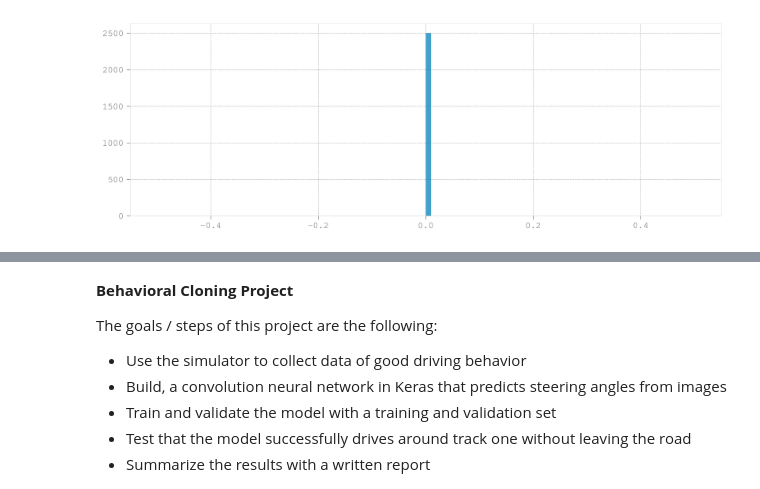
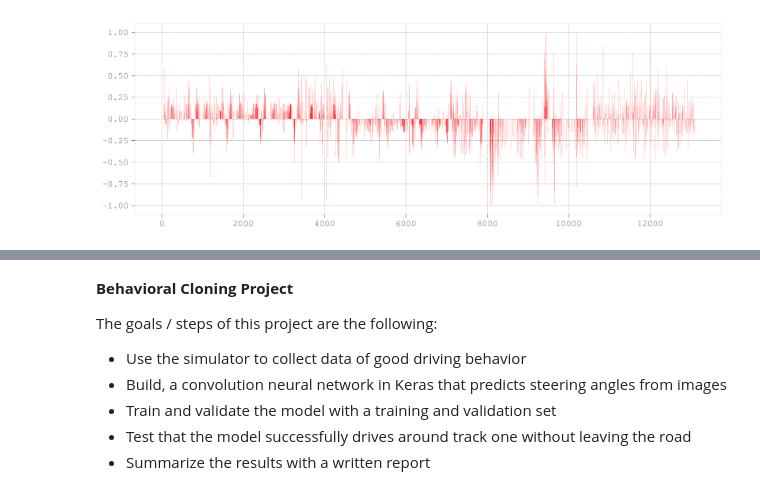
Before and after one commit to ebbaabbe/CarND-Behavioral-Cloning-P3, a Jupyter notebook: Model.ipynb, the cells around one changed output, grey strips where cells are left out. Cells and saved outputs as stored; diff of their text form; code cells hidden in the pictures.

```diff
--- a/Model.ipynb
+++ b/Model.ipynb
@@ -7,13 +7,14 @@ import matplotlib.pyplot as plt
 %matplotlib inline
 
 lines = []
-with open('data-test/driving_log.csv') as csvfile:
+with open('data/driving_log.csv') as csvfile:
     reader = csv.reader(csvfile)
     for line in reader:
         lines.append(line)
 
 # Create training set
 images = []
+images_mod = [] # copy for visualizaiton
 measurements = []
 
 for line in lines:
@@ -22,9 +23,9 @@ for line in lines:
     source_path_left = line[1]
     source_path_right = line[2]
 
-    center_path = 'data-test/' + source_path_center # Updated pathnames
-    left_path = 'data-test/' + source_path_left
-    right_path = 'data-test/' + source_path_right
+    center_path = 'data/' + source_path_center # Updated pathnames
+    left_path = 'data/' + source_path_left
+    right_path = 'data/' + source_path_right
 
     center_image = cv2.imread(center_path) # Read in images
     left_image = cv2.imread(left_path)
@@ -35,24 +36,27 @@ for line in lines:
     # for the left and right does not seem to work very well.
     if center_image is not None: # Create dataset using images/steering angles from each camera
         img = cv2.cvtColor(center_image, cv2.COLOR_BGR2RGB)
-        img = cv2.cvtColor(img, cv2.COLOR_RGB2GRAY )
-        img = img[..., np.newaxis]
-        img = img[50:300,:]
+        img1 = cv2.cvtColor(img, cv2.COLOR_RGB2GRAY )
+        img1 = img1[..., np.newaxis]
+        img1 = img1[50:300,:]
         images.append(img)
+        images_mod.append(img1)
         measurements.append(float(line[3]) * 1)
     if left_image is not None:
         img = cv2.cvtColor(left_image, cv2.COLOR_BGR2RGB)
-        img = cv2.cvtColor(img, cv2.COLOR_RGB2GRAY )
-        img = img[..., np.newaxis]
-        img = img[50:300,:]
+        img1 = cv2.cvtColor(img, cv2.COLOR_RGB2GRAY )
+        img1 = img1[..., np.newaxis]
+        img1 = img1[50:300,:]
         images.append(img)
+        images_mod.append(img1)
         measurements.append(float(line[3]) + 0.25)
     if right_image is not None:
         img = cv2.cvtColor(right_image, cv2.COLOR_BGR2RGB)
-        img = cv2.cvtColor(img, cv2.COLOR_RGB2GRAY )
-        img = img[..., np.newaxis]
-        img = img[50:300,:]
+        img1 = cv2.cvtColor(img, cv2.COLOR_RGB2GRAY )
+        img1 = img1[..., np.newaxis]
+        img1 = img1[50:300,:]
         images.append(img)
+        images_mod.append(img1)
         measurements.append(float(line[3]) * -0.2)
 
 
@@ -67,6 +71,5 @@ X_train = np.array(images)
 y_train = np.array(measurements)
 
 print ("sample size:", X_train.shape)
-print ("img2* sample size:", X_train.reshape(len(X_train), 110, 320).shape)
 print ("sample shape:",X_train[0].shape)
 # %% [output]
@@ -87,8 +94,7 @@ for i in range(24):
 # %%
 # Check training set angles
 plt.figure(figsize=(12, 4))
-#plt.bar(range(len(y_train)), y_train, color='r')
-plt.hist(y_train, bins=100); #, 100, normed=1, facecolor='r', alpha=0.75)
+plt.bar(range(len(y_train)), y_train, color='r');
 #plt.xlim(0,8000)
 # %% [output]
-[figure, old version]
+[figure, new version]
```
Also changed, not shown: parts of 7 cells of this notebook.
